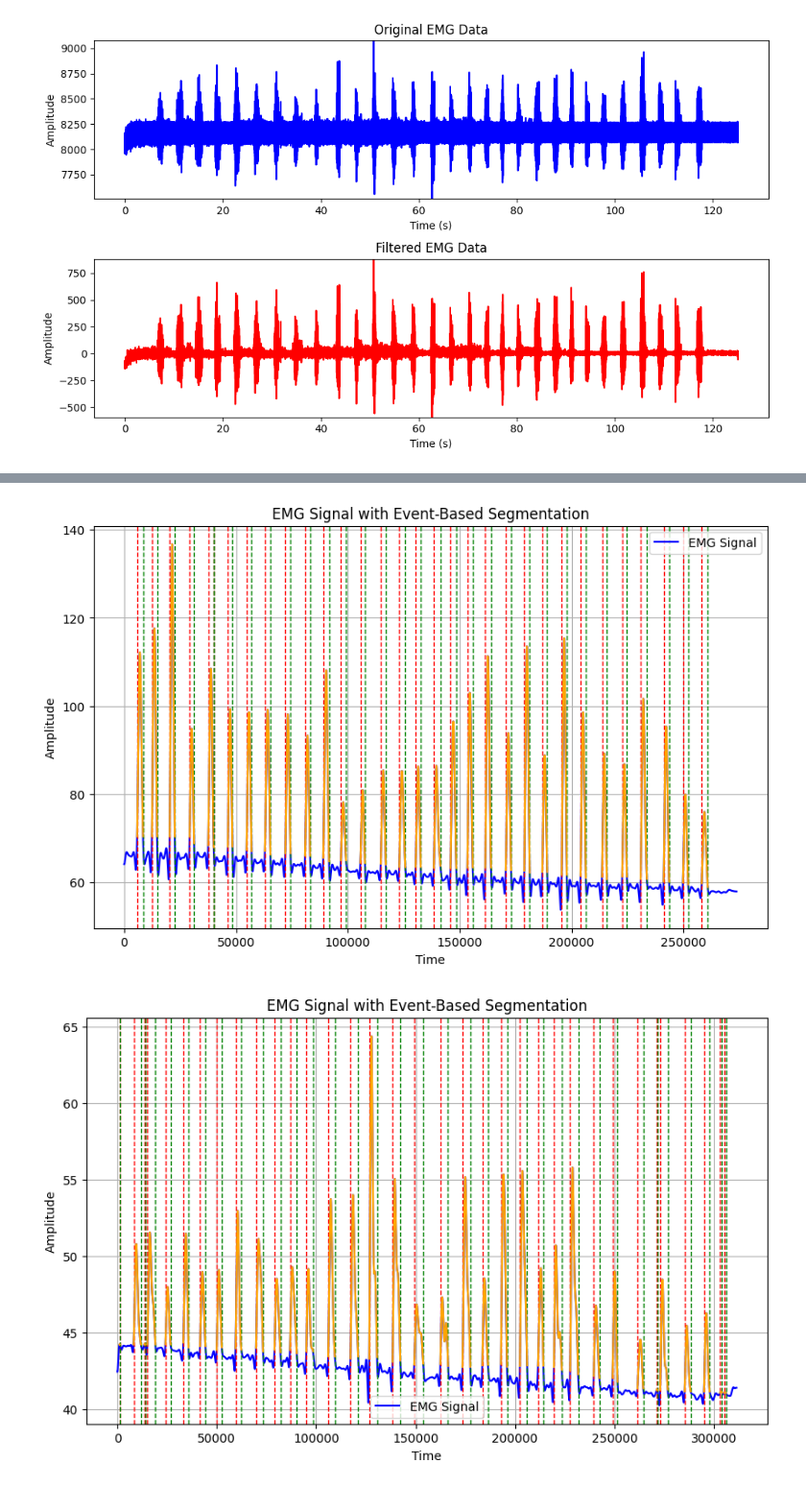
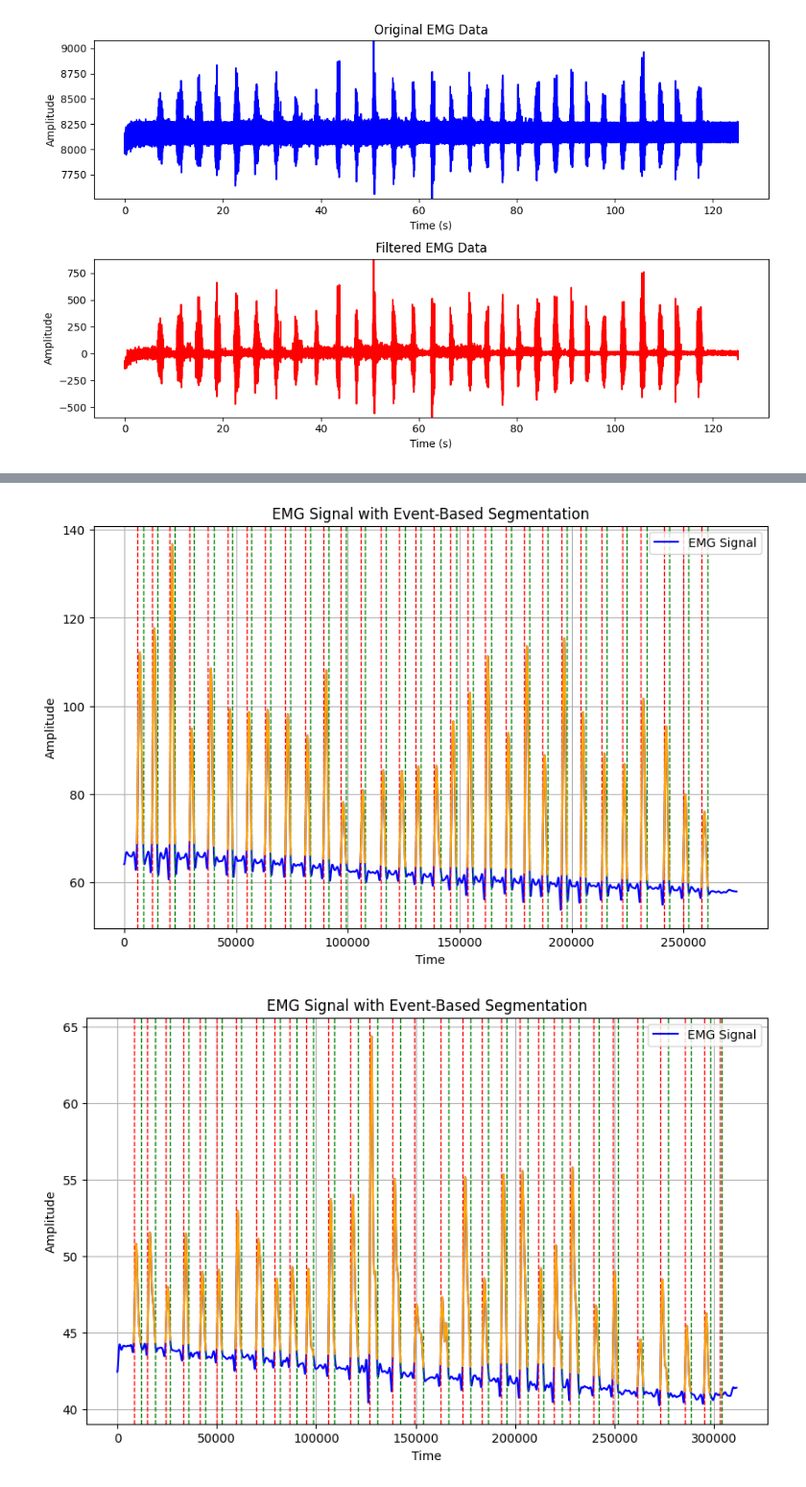
Before and after one commit to s233243/Robotic_hand_EC, a Jupyter notebook: build.ipynb, the cells around one changed output, grey strips where cells are left out. Shown at 96% size. Drawn from its saved outputs; the diff is of its cells as text; code cells hidden in the pictures.

```diff
--- a/build.ipynb
+++ b/build.ipynb
@@ -291,7 +290,7 @@ emg_envelope_6=filteremg(time_6, emg_data_6, low_pass=0.5)
 # Segmentation option 2 : event based segmentation
 
 def segment_signal_events(signal, nb):
-    step=25000
+    step=20000
     mean=np.mean(signal[:step])
     mini=np.min(signal[:step])
     threshold=(2*mean+1*mini)/3
@@ -349,2 +348,2 @@ segments_6 = segment_signal_events( emg_envelope_6[2000:-5000],6)
-[figure, old version]
+[figure, new version]
-[figure, old version]
+[figure, new version]
```
Also changed, not shown: parts of 12 cells of this notebook, 26 other files.
